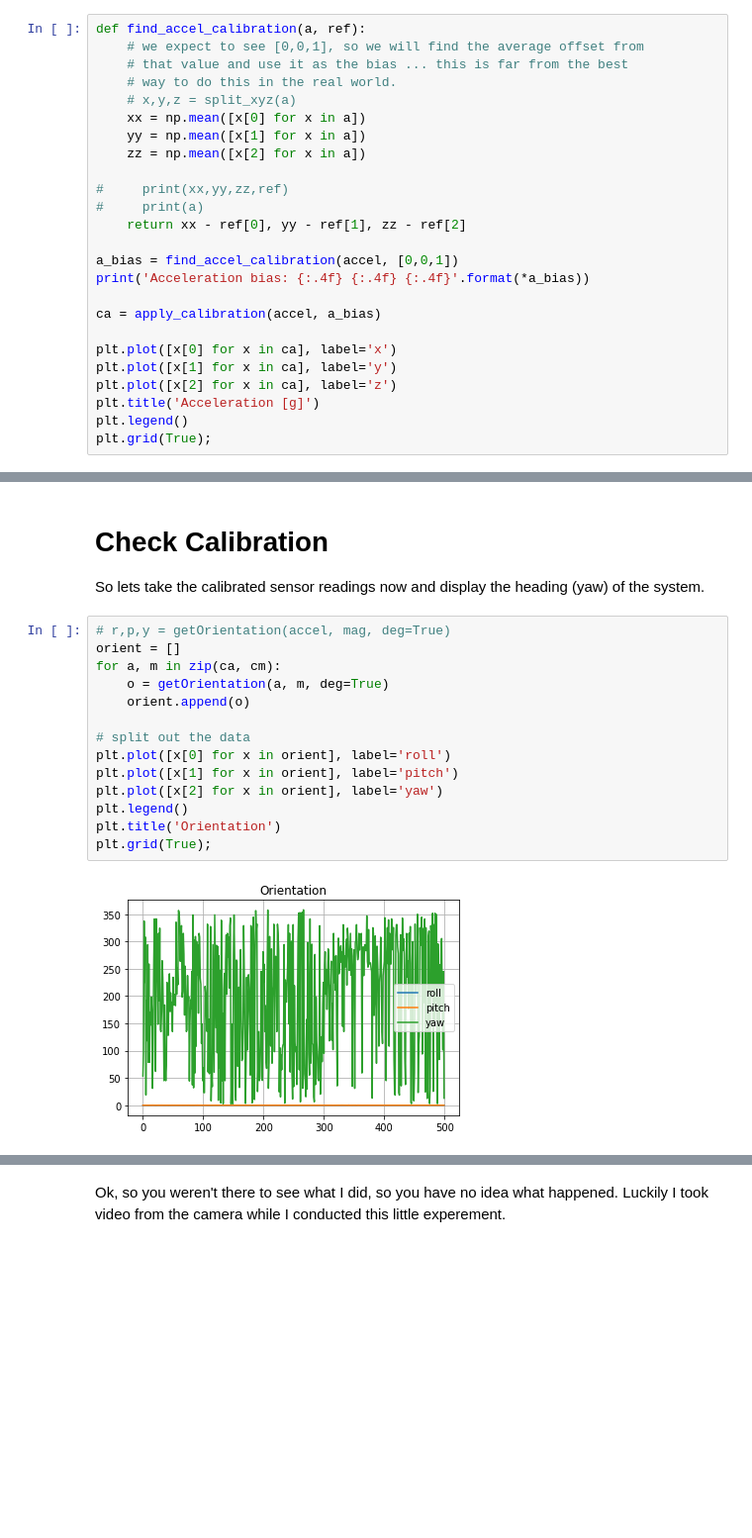
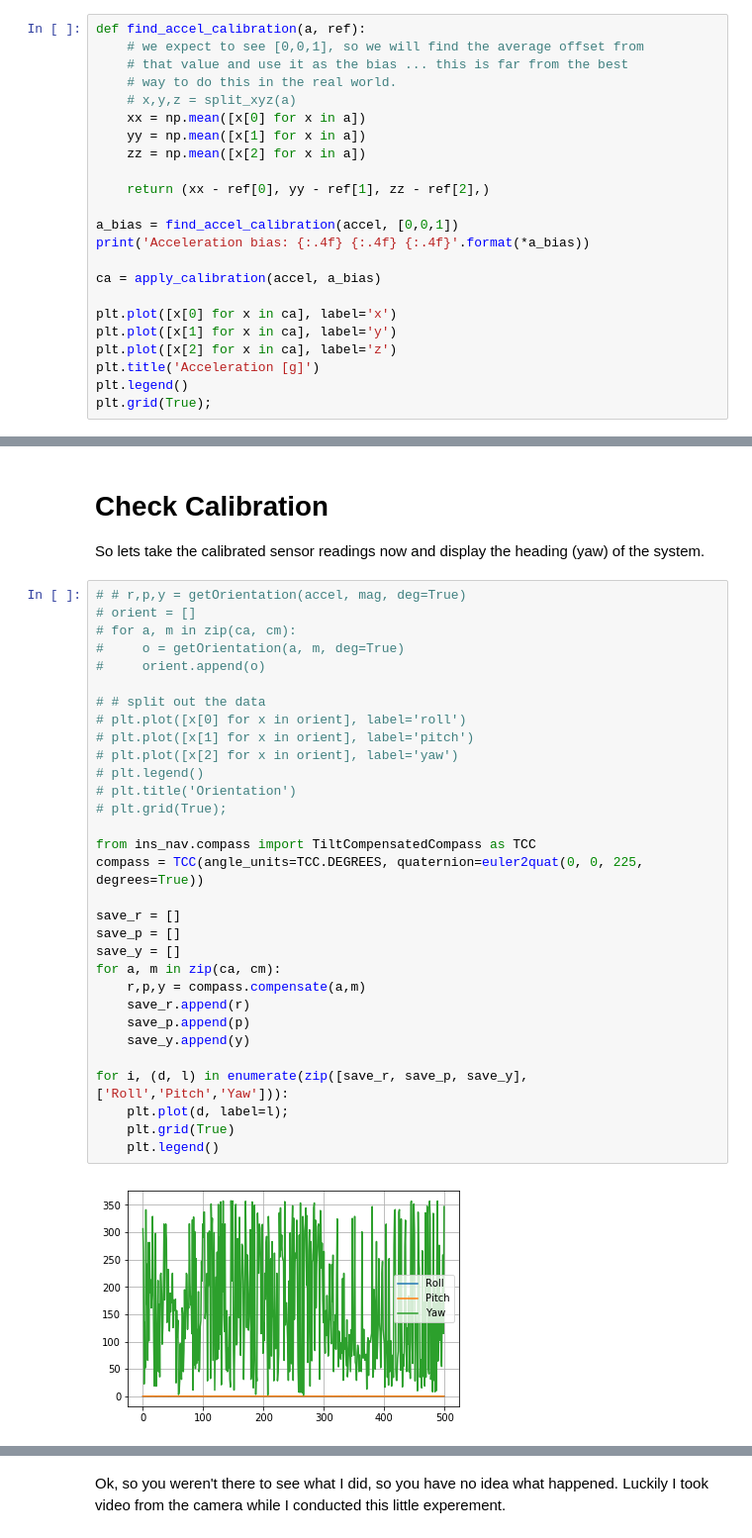
Before and after one commit to the-guild-of-calamitous-intent/ins_nav, a Jupyter notebook: grabdata/data.ipynb, the cells around one changed output, grey strips where cells are left out. Shown at 99% size. Drawn from its saved outputs; the diff is of its cells as text; blank space fills up the shorter version.

```diff
--- a/grabdata/data.ipynb
+++ b/grabdata/data.ipynb
@@ -526,9 +528,7 @@ def find_accel_calibration(a, ref):
     yy = np.mean([x[1] for x in a])
     zz = np.mean([x[2] for x in a])
 
-#     print(xx,yy,zz,ref)
-#     print(a)
-    return xx - ref[0], yy - ref[1], zz - ref[2]
+    return (xx - ref[0], yy - ref[1], zz - ref[2],)
 
 a_bias = find_accel_calibration(accel, [0,0,1])
 print('Acceleration bias: {:.4f} {:.4f} {:.4f}'.format(*a_bias))
@@ -553,18 +553,35 @@ np.mean([x[0] for x in accel])
 
 So lets take the calibrated sensor readings now and display the heading (yaw) of the system.
 # %%
-# r,p,y = getOrientation(accel, mag, deg=True)
-orient = []
+# # r,p,y = getOrientation(accel, mag, deg=True)
+# orient = []
+# for a, m in zip(ca, cm):
+#     o = getOrientation(a, m, deg=True)
+#     orient.append(o)
+
+# # split out the data
+# plt.plot([x[0] for x in orient], label='roll')
+# plt.plot([x[1] for x in orient], label='pitch')
+# plt.plot([x[2] for x in orient], label='yaw')
+# plt.legend()
+# plt.title('Orientation')
+# plt.grid(True);
+
+from ins_nav.compass import TiltCompensatedCompass as TCC
+compass = TCC(angle_units=TCC.DEGREES, quaternion=euler2quat(0, 0, 225, degrees=True))
+
+save_r = []
+save_p = []
+save_y = []
 for a, m in zip(ca, cm):
-    o = getOrientation(a, m, deg=True)
-    orient.append(o)
+    r,p,y = compass.compensate(a,m)
+    save_r.append(r)
+    save_p.append(p)
+    save_y.append(y)
 
-# split out the data
-plt.plot([x[0] for x in orient], label='roll')
-plt.plot([x[1] for x in orient], label='pitch')
-plt.plot([x[2] for x in orient], label='yaw')
-plt.legend()
-plt.title('Orientation')
-plt.grid(True);
+for i, (d, l) in enumerate(zip([save_r, save_p, save_y],['Roll','Pitch','Yaw'])):
+    plt.plot(d, label=l);
+    plt.grid(True)
+    plt.legend()
 # %% [output]
-[figure, old version]
+[figure, new version]
```
Also changed, not shown: parts of 6 cells of this notebook, 12 other files.
